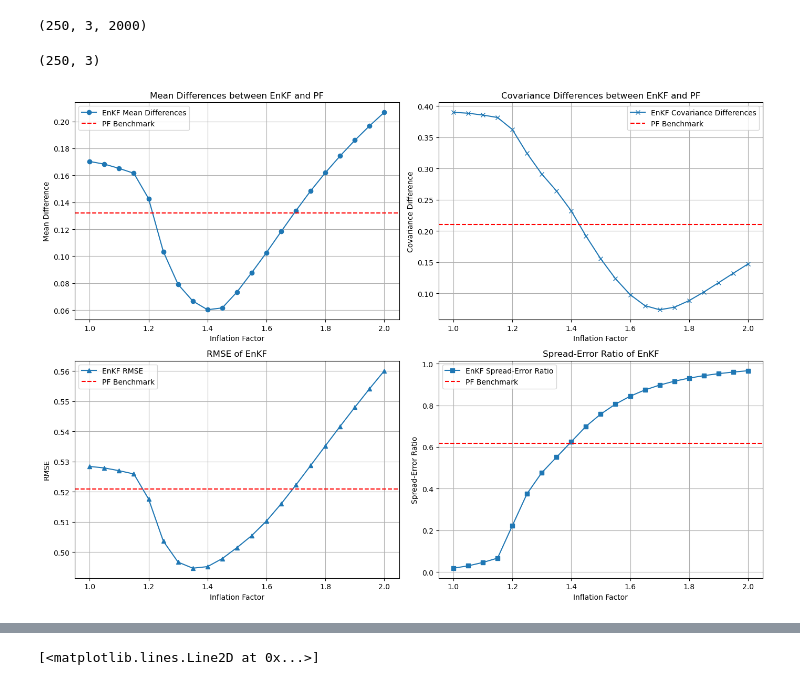
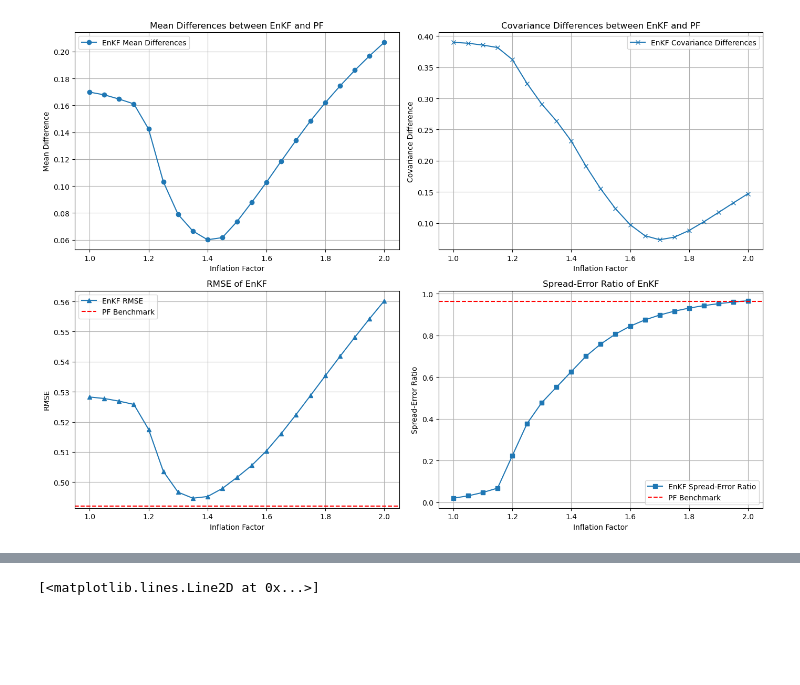
Before and after one commit to enochcluk/variational_filtering, a Jupyter notebook: l63_particle_comp.ipynb, the cells around one changed output, grey strips where cells are left out. Drawn from its saved outputs; the diff is of its cells as text; code cells hidden in the pictures; blank space fills up the shorter version.

Commit message:
fixed enkf pf comparisons

```diff
--- a/l63_particle_comp.ipynb
+++ b/l63_particle_comp.ipynb
@@ -118,6 +118,9 @@ num_particles = 2000
 estimated_states = particle_filter(key, num_particles, num_steps, initial_state, observations, observation_interval, state_transition_function, H, Q, R)
 # %%
 import pickle
+ensemble_init = random.multivariate_normal(key, initial_state, Q, (n_ensemble,)).T
+localization_matrix = jnp.ones((n,n))
+
 inflation_factors = jnp.arange(1.0, 2.05, 0.05)  # Range of inflation factors
 results = {}
 for inflation in inflation_factors:
@@ -145,23 +148,21 @@ def calculate_covariance_matrix(states):
     deviations = states - mean[:, :, jnp.newaxis]
     covariance_matrix = jnp.einsum('ijk,ilk->ijl', deviations, deviations) / (states.shape[2] - 1)
     return covariance_matrix
-# %%
-estimated_states.shape
-# %% [output]
-(250, 3, 2000)
-# %%
-jnp.mean(results[1.0]['states'],axis= 2).shape
-# %% [output]
-(250, 3)
 # %%
+import numpy as np
 mean_diffs = []
 covariance_diffs = []
 rmses = []
+
 spread_error_ratios = []
+KLs = []
+KLs_enkf_pf = []
 
 inflation_factors = sorted(results.keys())
 pf_means = jnp.mean(estimated_states, axis=2)
 pf_covariances = calculate_covariance_matrix(estimated_states)
+pf_rmse = calculate_rmse(pf_means, true_states)
+pf_spread_error_ratio = calculate_spread_error_ratio(jnp.array(estimated_states), true_states)
 
 for inflation in inflation_factors:
     enkf_data = results[inflation]
@@ -183,6 +184,9 @@ for inflation in inflation_factors:
 
     rmses.append(rmse)
     spread_error_ratios.append(spread_error_ratio)
+
+    KLs.append(np.mean([KL_gaussian(n, pf_means[t], pf_covariances[t], enkf_means[t], enkf_covariances[t]) for t in range(enkf_means.shape[0])]))
+    KLs_enkf_pf.append(np.mean([KL_gaussian(n, enkf_means[t], enkf_covariances[t], pf_means[t], pf_covariances[t]) for t in range(enkf_means.shape[0])]))
 # %%
 import matplotlib.pyplot as plt
 import numpy as np
@@ -192,7 +196,6 @@ plt.figure(figsize=(14, 10))
 # Subplot for Mean Differences
 plt.subplot(2, 2, 1)
 plt.plot(inflation_factors, mean_diffs, label='EnKF Mean Differences', marker='o')
-plt.axhline(y=np.mean(mean_diffs), color='r', linestyle='--', label='PF Benchmark')
 plt.title('Mean Differences between EnKF and PF')
 plt.xlabel('Inflation Factor')
 plt.ylabel('Mean Difference')
@@ -202,36 +205,35 @@ plt.grid(True)
 # Subplot for Covariance Differences
 plt.subplot(2, 2, 2)
 plt.plot(inflation_factors, covariance_diffs, label='EnKF Covariance Differences', marker='x')
-plt.axhline(y=np.mean(covariance_diffs), color='r', linestyle='--', label='PF Benchmark')
 plt.title('Covariance Differences between EnKF and PF')
 plt.xlabel('Inflation Factor')
 plt.ylabel('Covariance Difference')
 plt.legend()
 plt.grid(True)
 
 # Subplot for RMSE
 plt.subplot(2, 2, 3)
 plt.plot(inflation_factors, rmses, label='EnKF RMSE', marker='^')
-plt.axhline(y=np.mean(rmses), color='r', linestyle='--', label='PF Benchmark')
+plt.axhline(y=pf_rmse, color='r', linestyle='--', label='PF Benchmark')
 plt.title('RMSE of EnKF')
 plt.xlabel('Inflation Factor')
 plt.ylabel('RMSE')
 plt.legend()
 plt.grid(True)
 
 # Subplot for Spread-Error Ratio
 plt.subplot(2, 2, 4)
 plt.plot(inflation_factors, spread_error_ratios, label='EnKF Spread-Error Ratio', marker='s')
-plt.axhline(y=np.mean(spread_error_ratios), color='r', linestyle='--', label='PF Benchmark')
+plt.axhline(y=pf_spread_error_ratio, color='r', linestyle='--', label='PF Benchmark')
 plt.title('Spread-Error Ratio of EnKF')
 plt.xlabel('Inflation Factor')
 plt.ylabel('Spread-Error Ratio')
 plt.legend()
 plt.grid(True)
 
 plt.tight_layout()
 plt.savefig('analysis_results.pdf')
 
 plt.show()
 # %% [output]
-[figure, old version]
+[figure, new version]
```
Also changed, not shown: parts of 2 cells of this notebook, 2 other files.
